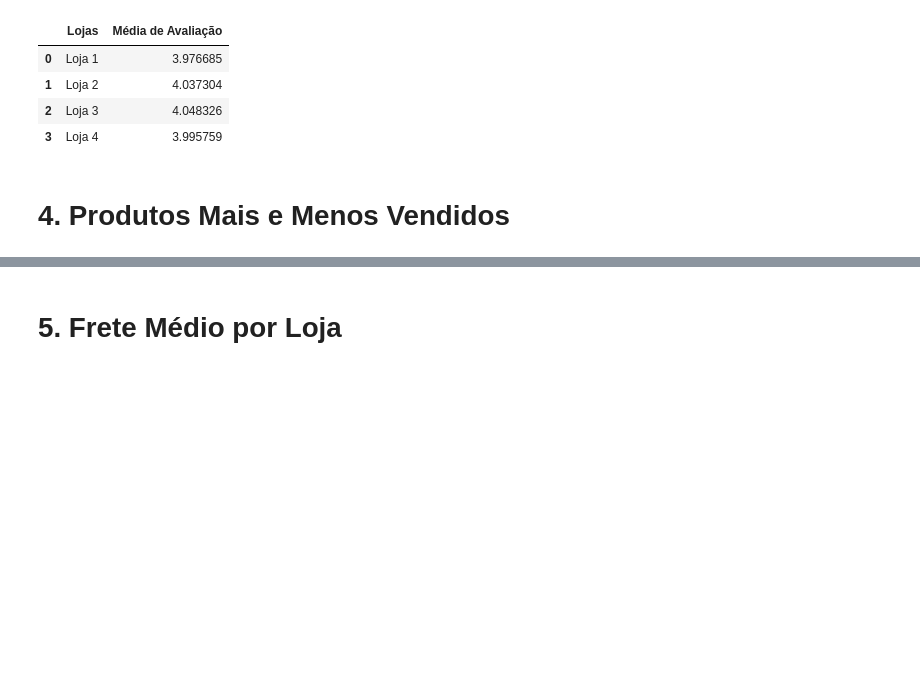
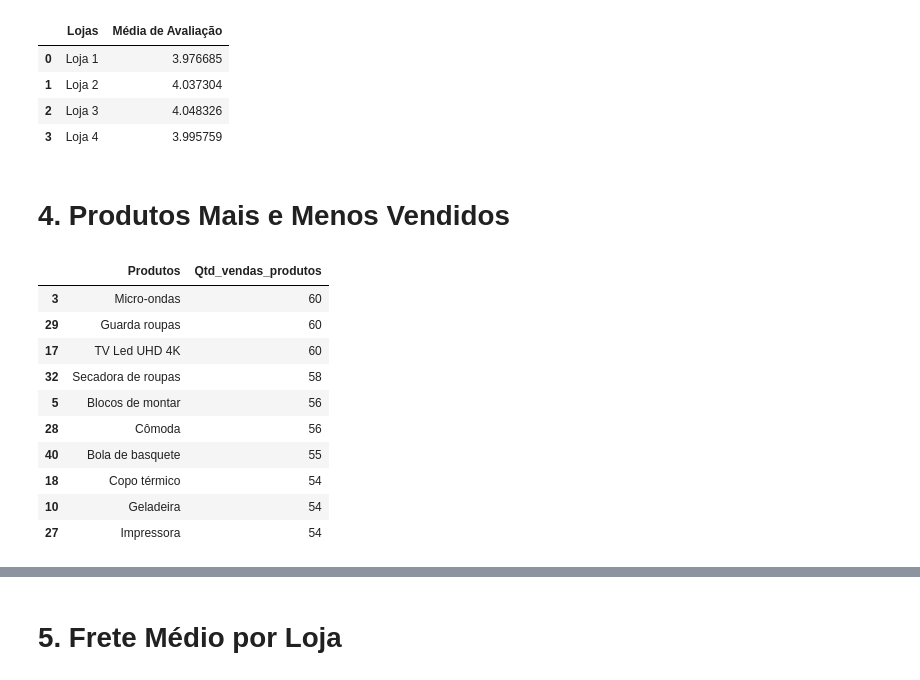
Before and after one commit to bdev16/Alura_Store_Challenger, a Jupyter notebook: AluraStoreBr.ipynb, the cells around one changed output, grey strips where cells are left out. Saved outputs shown, nothing was run; the diff lists cells and outputs as text; code cells hidden in the pictures; blank space fills up the shorter version.

Commit message:
Feat: Faz o codigo de buscar os 10 Produtos Mais e Menos Vendidos

```diff
--- a/AluraStoreBr.ipynb
+++ b/AluraStoreBr.ipynb
@@ -213,0 +262,14 @@ pd.DataFrame(media_avaliacao_lojas, columns=['Lojas', 'Média de Avaliação'])
+# %%
+produtos_mais_vendidos(loja)
+# %% [output]
+|  | Produtos | Qtd_vendas_produtos |
+| 3 | Micro-ondas | 60 |
+| 29 | Guarda roupas | 60 |
+| 17 | TV Led UHD 4K | 60 |
+| 32 | Secadora de roupas | 58 |
+| 5 | Blocos de montar | 56 |
+| 28 | Cômoda | 56 |
+| 40 | Bola de basquete | 55 |
+| 18 | Copo térmico | 54 |
+| 10 | Geladeira | 54 |
+| 27 | Impressora | 54 |
```
Also changed, not shown: parts of 8 cells of this notebook.
